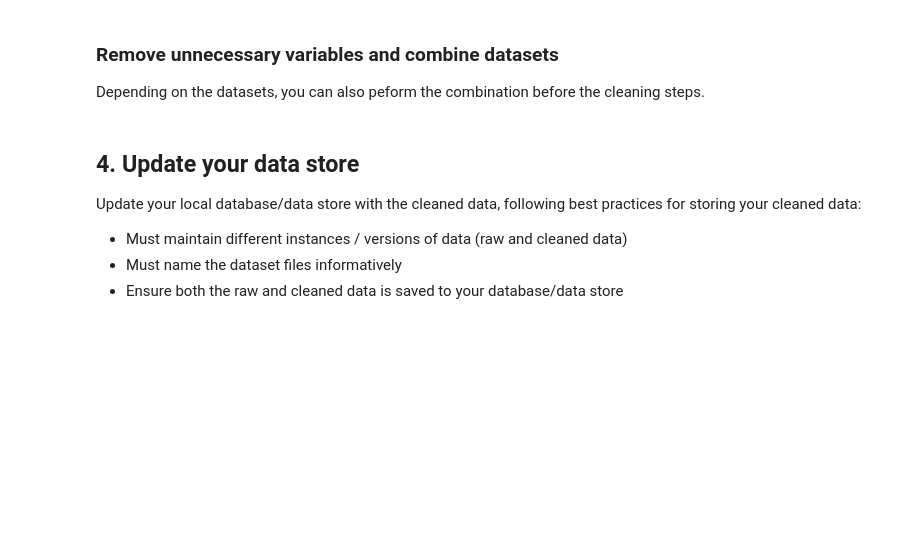
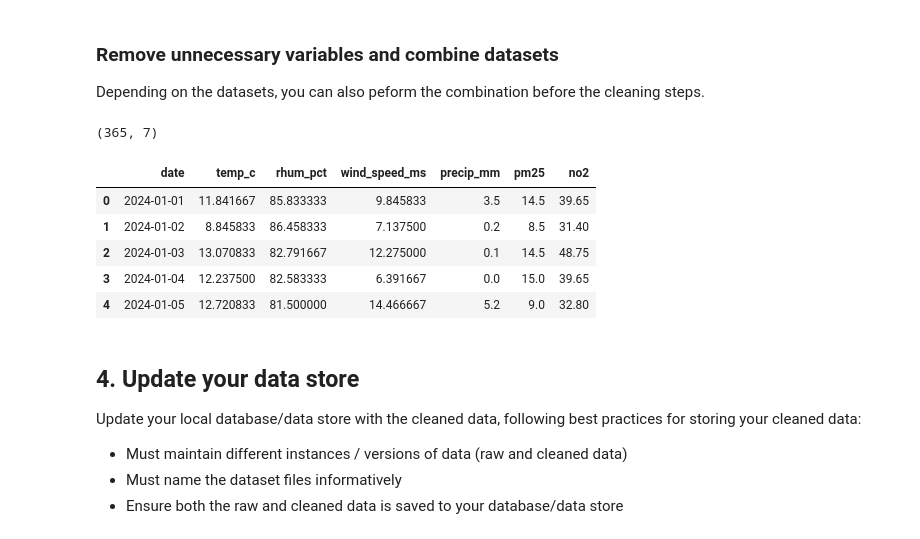
Before and after one commit to scarpl/Data_wrangling_with_python, a Jupyter notebook: data_wrangling_project_filled.ipynb, the cells around one changed output. Cells and saved outputs as stored; diff of their text form; code cells hidden in the pictures; blank space fills up the shorter version.

```diff
--- a/data_wrangling_project_filled.ipynb
+++ b/data_wrangling_project_filled.ipynb
@@ -108,9 +106,3 @@ Fetching days for sensor 21941 (no2)
 | 0 | 2023-12-31 | Rome | 36.5 | 39.05 |
 | 1 | 2024-01-01 | Rome | 14.5 | 39.65 |
 | 2 | 2024-01-02 | Rome | 8.5 | 31.40 |
-# %%
-import datetime as dt
-import pandas as pd
-
-weather_df_daily['date'] = pd.to_datetime(weather_df_daily['date'], errors='coerce').dt.date
-aq_daily['date'] = pd.to_datetime(aq_daily['date'], errors='coerce').dt.date
@@ -256,3 +290,20 @@ Depending on the datasets, you can also peform the combination before the cleani
+# %%
+#Combine the datasets
+merged = daily_weather_df.merge(daily_aq_df, on="date", how="inner")
+
+# Remove the 'city' column from the merged DataFrame
+merged.drop(columns=["city"], inplace=True)
+
+print(merged.shape)
+merged.head()
+# %% [output]
+(365, 7)
+|  | date | temp_c | rhum_pct | wind_speed_ms | precip_mm | pm25 | no2 |
+| 0 | 2024-01-01 | 11.841667 | 85.833333 | 9.845833 | 3.5 | 14.5 | 39.65 |
+| 1 | 2024-01-02 | 8.845833 | 86.458333 | 7.137500 | 0.2 | 8.5 | 31.40 |
+| 2 | 2024-01-03 | 13.070833 | 82.791667 | 12.275000 | 0.1 | 14.5 | 48.75 |
+| 3 | 2024-01-04 | 12.237500 | 82.583333 | 6.391667 | 0.0 | 15.0 | 39.65 |
+| 4 | 2024-01-05 | 12.720833 | 81.500000 | 14.466667 | 5.2 | 9.0 | 32.80 |
 # %% [markdown]
 ## 4. Update your data store
 Update your local database/data store with the cleaned data, following best practices for storing your cleaned data:
```
Also changed, not shown: parts of 62 cells of this notebook, 4 other files.
